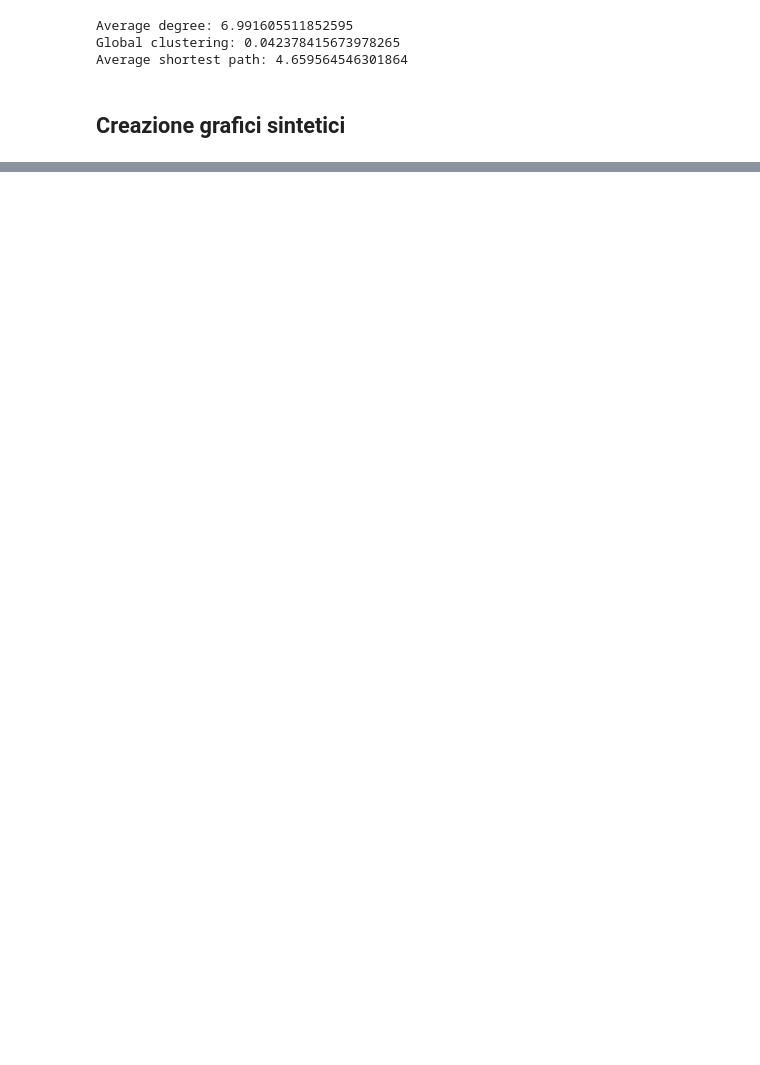
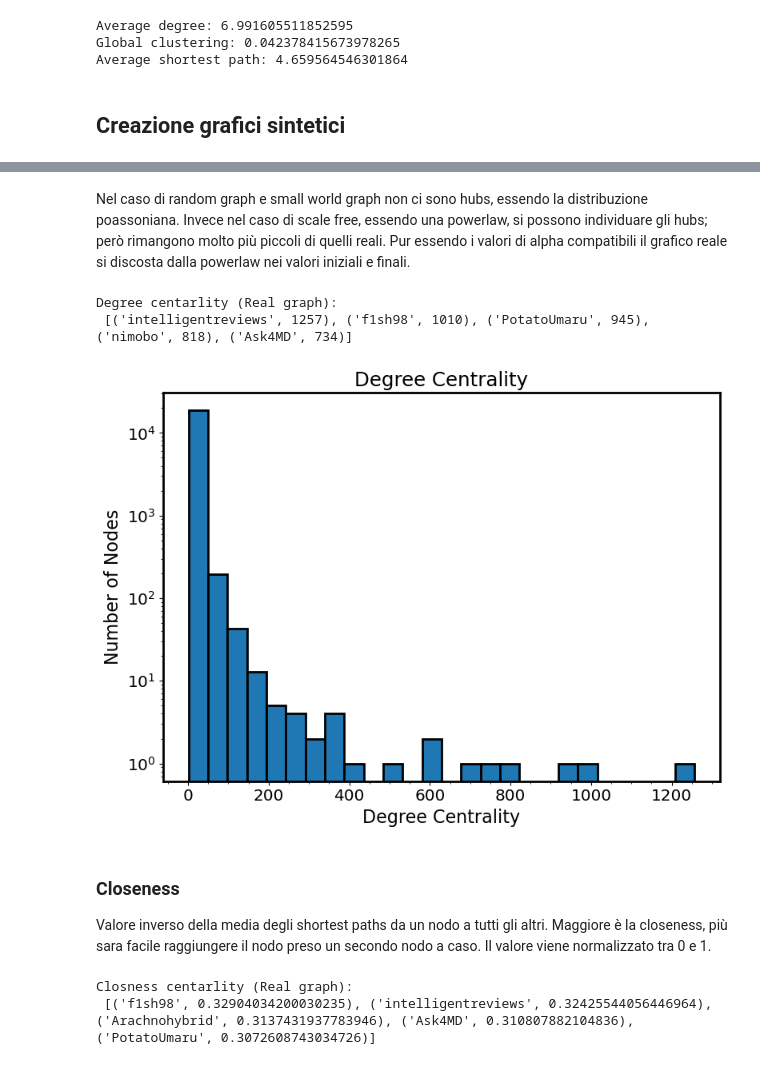
Before and after one commit to LeonardoCaridi/2024_caridi, a Jupyter notebook: network_analysis/Network_analysis.ipynb, the cells around one changed output, grey strips where cells are left out. Drawn from its saved outputs; the diff is of its cells as text; code cells hidden in the pictures; blank space fills up the shorter version.

```diff
--- a/network_analysis/Network_analysis.ipynb
+++ b/network_analysis/Network_analysis.ipynb
@@ -123,0 +231,20 @@ random_graph = nx.erdos_renyi_graph(N, L/L_max)  # p = L/L_max
+# %%
+# Powerlaw fit
+for G in [real_graph, scale_free_graph]:
+    M = nx.to_scipy_sparse_array(G)
+    #xmin = min([d[1] for d in G.degree()])
+    indegrees = M.sum(0) # Somma lungo le colonne
+    degree = np.bincount(indegrees)
+
+    fit = powerlaw.Fit(
+        np.array(degree)+1,
+        fit_method='KS',
+        #xmin=xmin,
+        xmax=max(degree)-xmin,
+        discrete=True
+    )
+
+    if G == real_graph: print("Real graph:")
+    else: print("\nScale Free graph:")
+
+    print(f'alpha={fit.power_law.alpha+1} sigma={fit.power_law.sigma}\n')
@@ -123,0 +294,25 @@ random_graph = nx.erdos_renyi_graph(N, L/L_max)  # p = L/L_max
+# %% [markdown]
+Nel caso di random graph e small world graph non ci sono hubs, essendo la distribuzione poassoniana. Invece nel caso di scale free, essendo una powerlaw, si possono individuare gli hubs; però rimangono molto più piccoli di quelli reali. Pur essendo i valori di alpha compatibili il grafico reale si discosta dalla powerlaw nei valori iniziali e finali.
+# %%
+LOAD = True # Per saltare i tempi di computazione elevati
+
+if LOAD:
+    with open(os.path.join("centrality","degree_centrality.json"), "r") as f:
+        degree = json.load(f)
+else:
+    degree = dict(real_graph.degree())
+# %%
+ranks = [(k, v) for k, v in sorted(degree.items(), key=lambda item: -item[1])]
+print(f"Degree centarlity (Real graph):\n {ranks[0:5]}\n")
+# %% [output]
+Degree centarlity (Real graph):
+ [('intelligentreviews', 1257), ('f1sh98', 1010), ('PotatoUmaru', 945), ('nimobo', 818), ('Ask4MD', 734)]
+# %%
+plt.hist(degree.values(), bins = 'doane', edgecolor='black', log=True)
+plt.title('Degree Centrality')
+plt.xlabel('Degree Centrality')
+plt.ylabel('Number of Nodes')
+plt.savefig(os.path.join("plots", "Degree_Centrality"))
+plt.show()
+# %% [output]
+[figure, added]
@@ -123,0 +323,4 @@ random_graph = nx.erdos_renyi_graph(N, L/L_max)  # p = L/L_max
+# %% [markdown]
+### Closeness
+
+Valore inverso della media degli shortest paths da un nodo a tutti gli altri. Maggiore è la closeness, più sara facile raggiungere il nodo preso un secondo nodo a caso. Il valore viene normalizzato tra 0 e 1.
@@ -123,0 +335,6 @@ random_graph = nx.erdos_renyi_graph(N, L/L_max)  # p = L/L_max
+# %%
+ranks = [(k, v) for k, v in sorted(closeness.items(), key=lambda item: -item[1])]
+print(f"Closness centarlity (Real graph):\n {ranks[0:5]}\n")
+# %% [output]
+Closness centarlity (Real graph):
+ [('f1sh98', 0.32904034200030235), ('intelligentreviews', 0.32425544056446964), ('Arachnohybrid', 0.3137431937783946), ('Ask4MD', 0.310807882104836), ('PotatoUmaru', 0.3072608743034726)]
```
Also changed, not shown: parts of 58 cells of this notebook, 8 other files.
